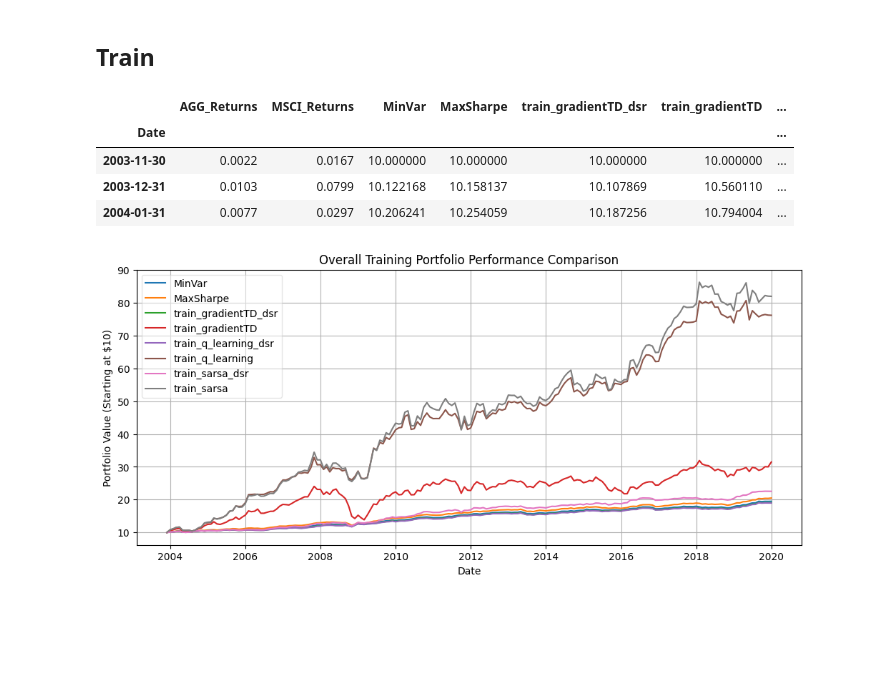
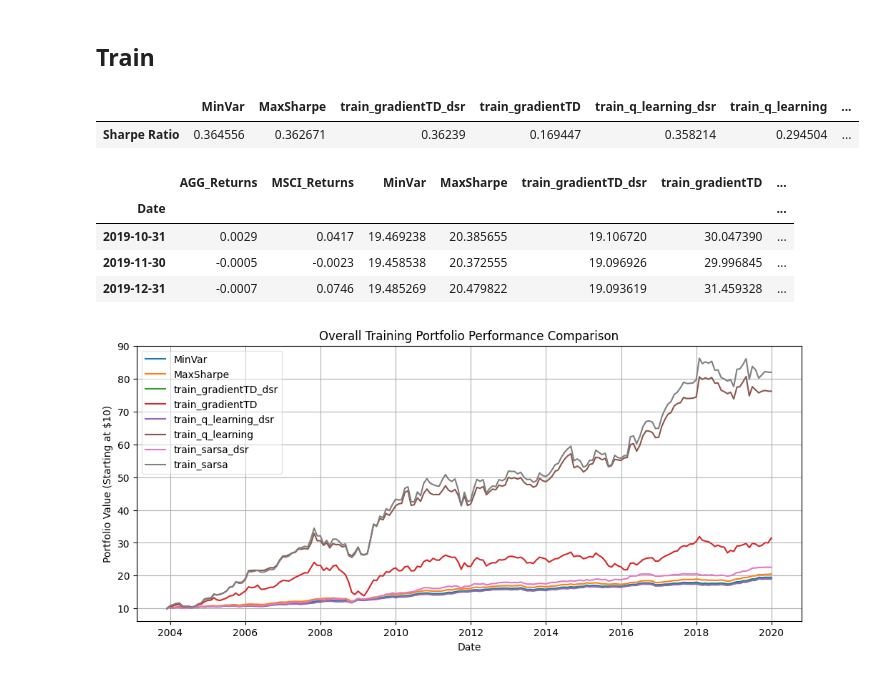
Before and after one commit to IanAndersenNg/porto-allocation-rl, a Jupyter notebook: tradfi.ipynb, the cells around one changed output. Cells and saved outputs as stored; diff of their text form; code cells hidden in the pictures; blank space fills up the shorter version.

```diff
--- a/tradfi.ipynb
+++ b/tradfi.ipynb
@@ -420,4 +442,20 @@ for file in filenames:
+# %%
+# sharpe ratio
+sr_train = pd.DataFrame()
+sr_train['MinVar'] = [compute_sharpe_ratio(train_df_returns, min_var_train_weights)]
+sr_train['MaxSharpe'] = [compute_sharpe_ratio(train_df_returns, max_sharpe_train_weights)]
+
+for name, df in dataframes_train.items():
+    sr_train[name] = compute_sharpe_ratio(
+        train_df_returns, df)
+
+sr_train.index = ['Sharpe Ratio']
+sr_train
+# %% [output]
+|  | MinVar | MaxSharpe | train_gradientTD_dsr | train_gradientTD | train_q_learning_dsr | train_q_learning | ... |
+| Sharpe Ratio | 0.364556 | 0.362671 | 0.36239 | 0.169447 | 0.358214 | 0.294504 | ... |
 # %%
+# cumulative value
 train_df_returns = train_df.copy()
 train_df_returns = train_df_returns.iloc[1:] # remove first row for alignment
 
@@ -430,13 +468,13 @@ for name, df in dataframes_train.items():
     train_df_returns[name] = compute_portfolio_value_with_returns(
         train_df_returns, df, initial_investment)
 
-train_df_returns.head(3)
+train_df_returns.tail(3) # last row would be the cumulative value
 # %% [output]
 |  | AGG_Returns | MSCI_Returns | MinVar | MaxSharpe | train_gradientTD_dsr | train_gradientTD | ... |
 | Date |  |  |  |  |  |  | ... |
-| 2003-11-30 | 0.0022 | 0.0167 | 10.000000 | 10.000000 | 10.000000 | 10.000000 | ... |
-| 2003-12-31 | 0.0103 | 0.0799 | 10.122168 | 10.158137 | 10.107869 | 10.560110 | ... |
-| 2004-01-31 | 0.0077 | 0.0297 | 10.206241 | 10.254059 | 10.187256 | 10.794004 | ... |
+| 2019-10-31 | 0.0029 | 0.0417 | 19.469238 | 20.385655 | 19.106720 | 30.047390 | ... |
+| 2019-11-30 | -0.0005 | -0.0023 | 19.458538 | 20.372555 | 19.096926 | 29.996845 | ... |
+| 2019-12-31 | -0.0007 | 0.0746 | 19.485269 | 20.479822 | 19.093619 | 31.459328 | ... |
 # %%
 # plot
 plt.figure(figsize=(12, 5))
```
Also changed, not shown: parts of 9 cells of this notebook, 6 other files.
